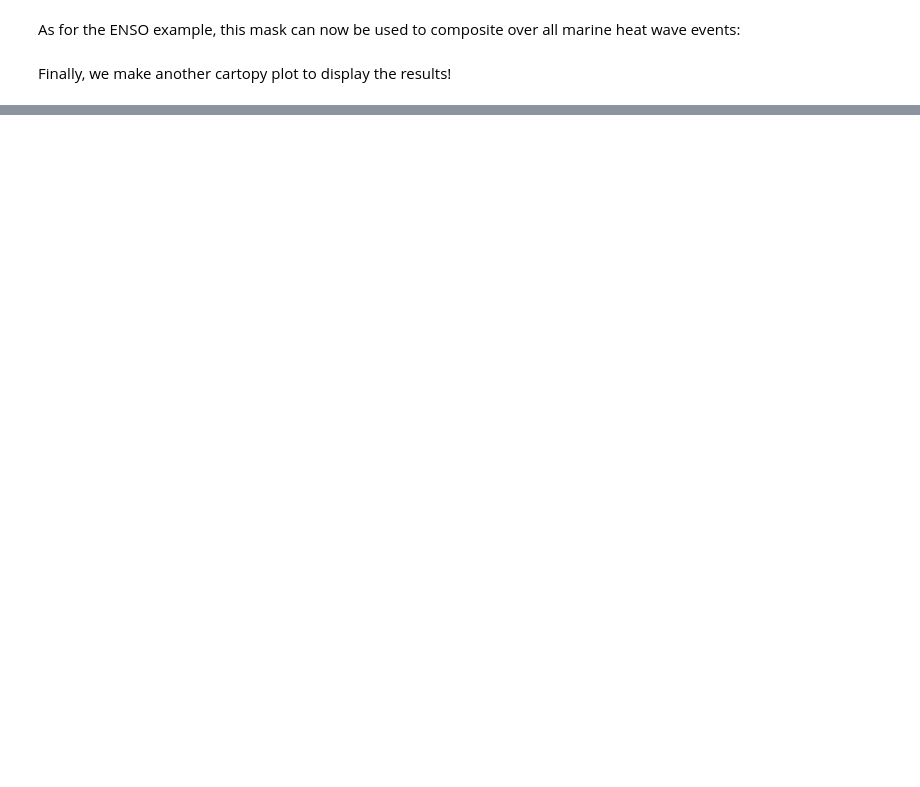
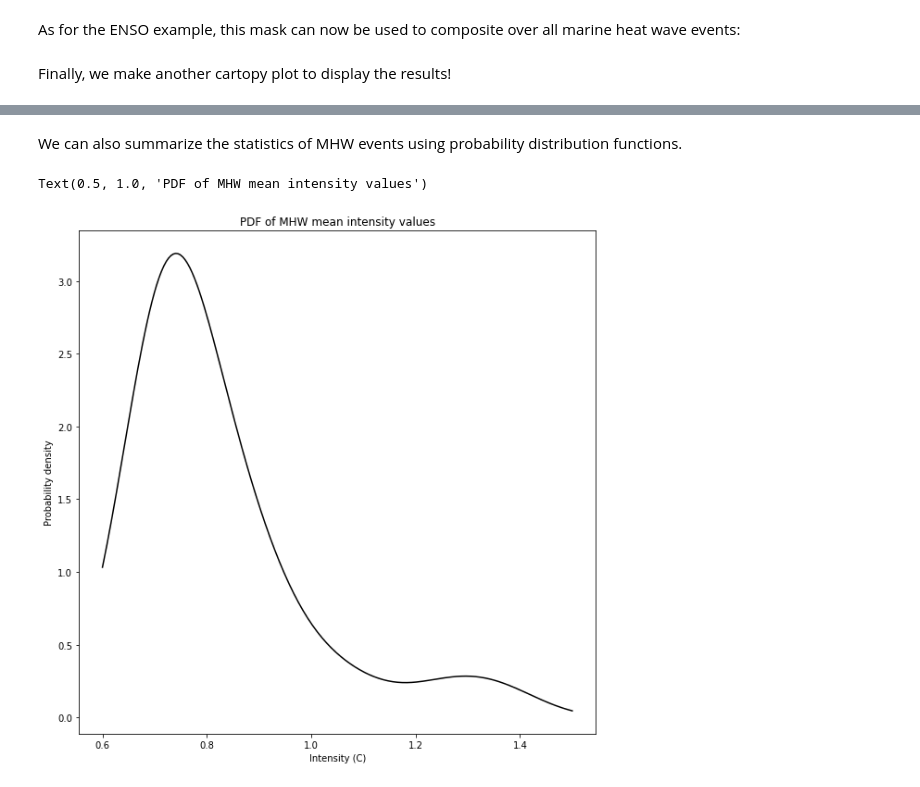
Before and after one commit to samanthastevenson/EDS220_Fall2021, a Jupyter notebook: OISST_ENSO_MHWs.ipynb, the cells around one changed output, grey strips where cells are left out. Saved outputs shown, nothing was run; the diff lists cells and outputs as text; code cells hidden in the pictures; blank space fills up the shorter version.

```diff
--- a/OISST_ENSO_MHWs.ipynb
+++ b/OISST_ENSO_MHWs.ipynb
@@ -440,0 +472,4 @@ ax.gridlines(crs=ccrs.PlateCarree(), draw_labels=True,
+# %%
+# Determine number of events
+events, n_events = ndimage.label(mhw_msk.to_array())
+n_events
@@ -440,0 +522,24 @@ ax.gridlines(crs=ccrs.PlateCarree(), draw_labels=True,
+# %%
+for ev in range(mhw['n_events']):
+    # Get starting, ending point within the time series for the MHW event in question
+    tt_start = np.where(nepac_ts.time==mhw['time_start'][ev])[0][0]
+    tt_end = np.where(nepac_ts.time==mhw['time_end'][ev])[0][0]
+
+    # Extract time series information
+    temp_mhw = nepac_ts.anom[tt_start:tt_end+1]
+    mhw['temp_mhw'].append(temp_mhw)
+    mhw['dates'].append(nepac_ts.time[tt_start:tt_end+1])
+
+    # Get peak value = date of maximum temp during MHW
+    tt_peak = temp_mhw.argmax('time')
+
+    # Time/date of maximum value
+    mhw['time_peak'].append(mhw['time_start'][ev] + tt_peak)
+
+    # MHW Duration
+    mhw['duration'].append(len(temp_mhw))
+
+    # MHW intensity
+    mhw['intensity_max'].append(temp_mhw[tt_peak])
+    mhw['intensity_mean'].append(temp_mhw.mean())
+    mhw['intensity_cumulative'].append(temp_mhw.sum())
@@ -440,0 +586,19 @@ ax.gridlines(crs=ccrs.PlateCarree(), draw_labels=True,
+# %% [markdown]
+We can also summarize the statistics of MHW events using probability distribution functions.
+# %%
+# Concatenate mean intensity information into a DataArray
+mhw_mnint = xr.concat(mhw['intensity_mean'],dim='event')
+
+# Perform kernel density estimation on mean intensity values
+kde = stats.gaussian_kde(mhw_mnint.values)
+
+# Display as PDF
+fig = plt.figure(figsize=(10,10))
+x_eval = np.linspace(0.6, 1.5, num=200)
+plt.plot(x_eval, kde(x_eval), 'k-')
+plt.xlabel('Intensity (C)')
+plt.ylabel('Probability density')
+plt.title('PDF of MHW mean intensity values')
+# %% [output]
+Text(0.5, 1.0, 'PDF of MHW mean intensity values')
+[figure, added]
```
Also changed, not shown: parts of 28 cells of this notebook.
